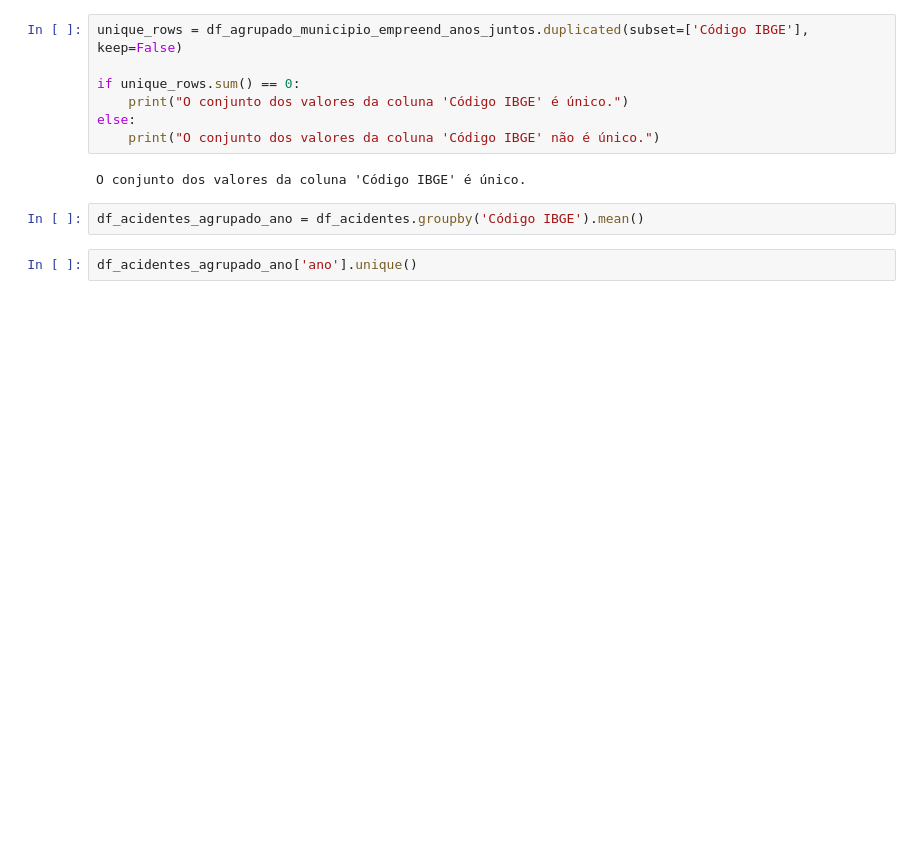
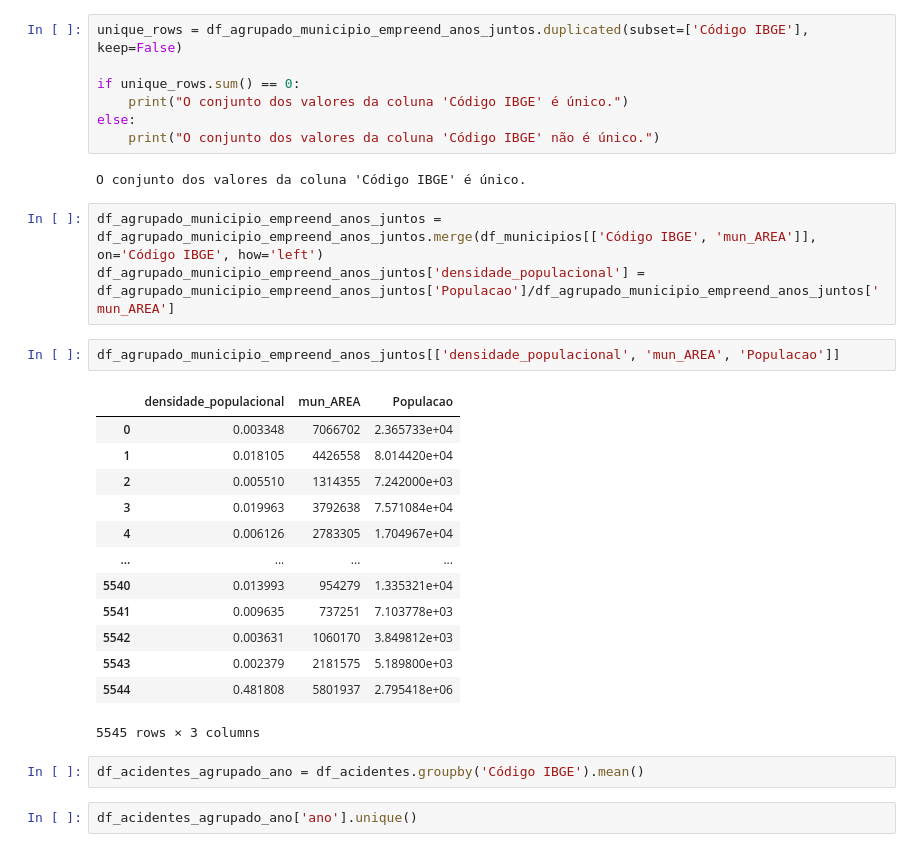
Before and after one commit to anayflima/simu-datathon-2024, a Jupyter notebook: analise_de_dados/agrupamento_municipio_ano.ipynb, the cells around one changed output. Drawn from its saved outputs; the diff is of its cells as text; blank space fills up the shorter version.

```diff
--- a/analise_de_dados/agrupamento_municipio_ano.ipynb
+++ b/analise_de_dados/agrupamento_municipio_ano.ipynb
@@ -352,6 +434,25 @@ else:
     print("O conjunto dos valores da coluna 'Código IBGE' não é único.")
 # %% [output]
 O conjunto dos valores da coluna 'Código IBGE' é único.
+# %%
+df_agrupado_municipio_empreend_anos_juntos = df_agrupado_municipio_empreend_anos_juntos.merge(df_municipios[['Código IBGE', 'mun_AREA']], on='Código IBGE', how='left')
+df_agrupado_municipio_empreend_anos_juntos['densidade_populacional'] = df_agrupado_municipio_empreend_anos_juntos['Populacao']/df_agrupado_municipio_empreend_anos_juntos['mun_AREA']
+# %%
+df_agrupado_municipio_empreend_anos_juntos[['densidade_populacional', 'mun_AREA', 'Populacao']]
+# %% [output]
+|  | densidade_populacional | mun_AREA | Populacao |
+| 0 | 0.003348 | 7066702 | 2.365733e+04 |
+| 1 | 0.018105 | 4426558 | 8.014420e+04 |
+| 2 | 0.005510 | 1314355 | 7.242000e+03 |
+| 3 | 0.019963 | 3792638 | 7.571084e+04 |
+| 4 | 0.006126 | 2783305 | 1.704967e+04 |
+| ... | ... | ... | ... |
+| 5540 | 0.013993 | 954279 | 1.335321e+04 |
+| 5541 | 0.009635 | 737251 | 7.103778e+03 |
+| 5542 | 0.003631 | 1060170 | 3.849812e+03 |
+| 5543 | 0.002379 | 2181575 | 5.189800e+03 |
+| 5544 | 0.481808 | 5801937 | 2.795418e+06 |
+5545 rows × 3 columns
 # %%
 df_acidentes_agrupado_ano = df_acidentes.groupby('Código IBGE').mean()
 # %%
```
Also changed, not shown: parts of 25 cells of this notebook, 2 other files.
